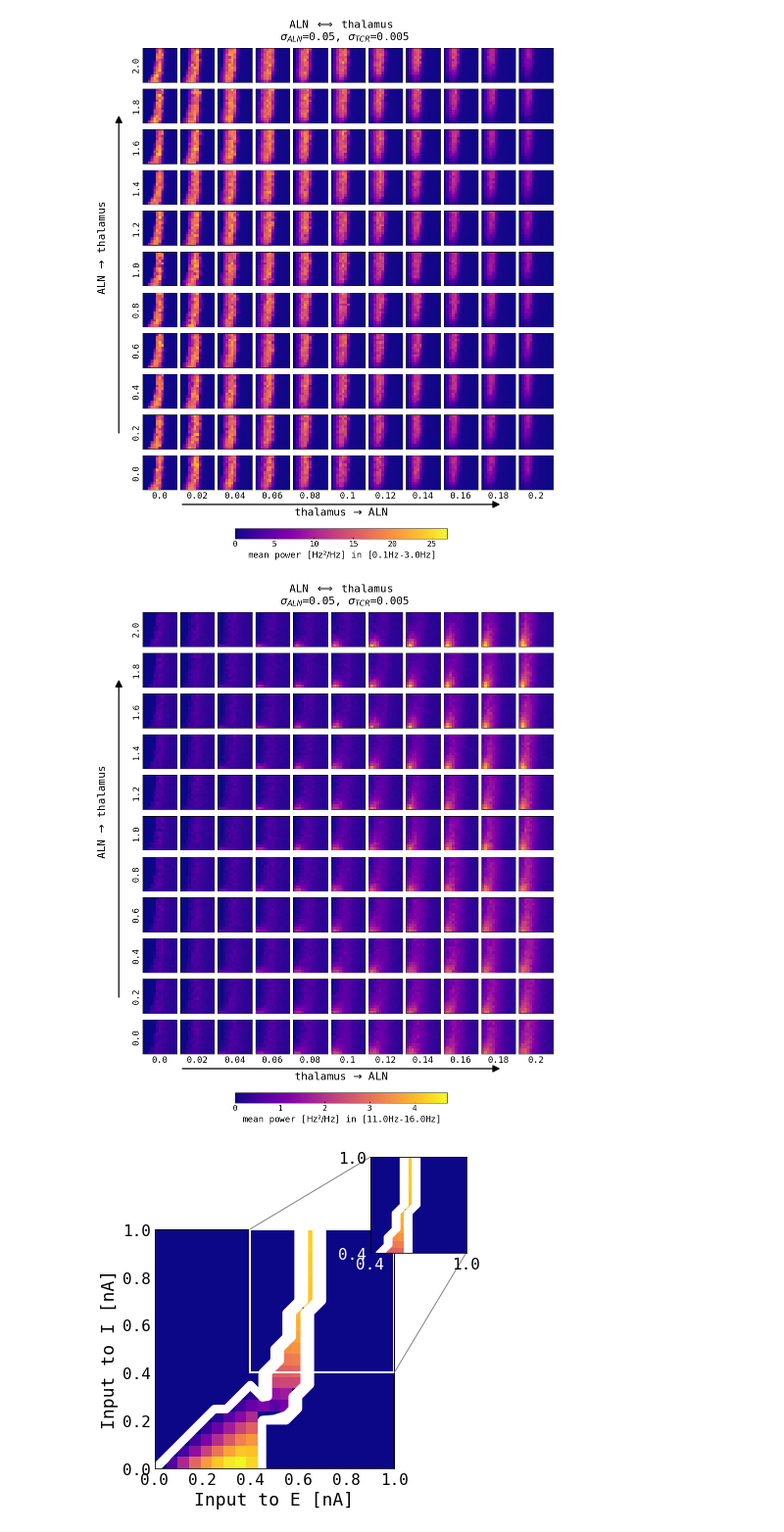
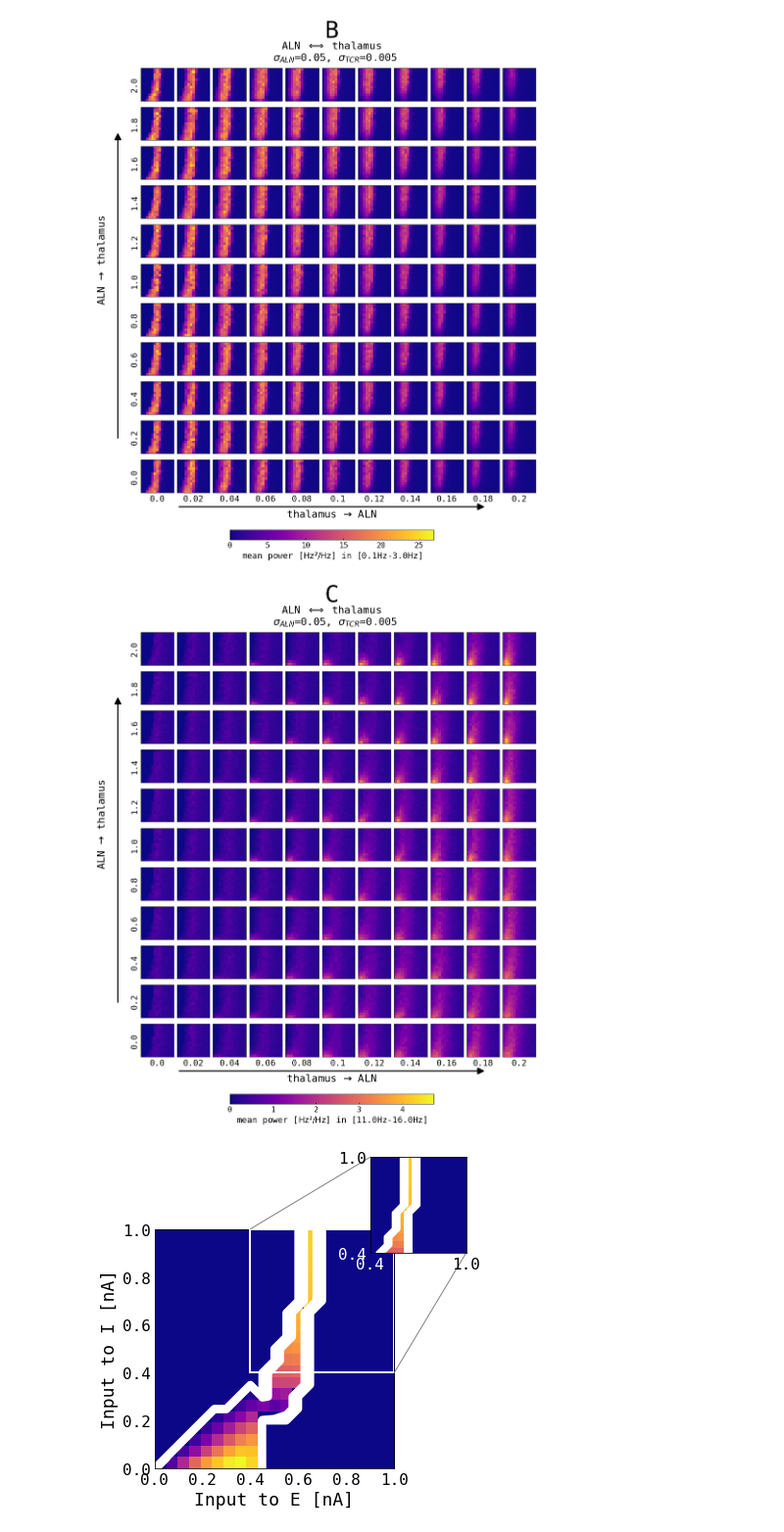
Before and after one commit to jajcayn/thalamocortical_model_study, a Jupyter notebook: fig8 - aln_bif_in_loop.ipynb, the cells around one changed output. Shown: that part at 98% size. Cells and saved outputs as stored; diff of their text form; code cells hidden in the pictures.

```diff
--- a/fig8 - aln_bif_in_loop.ipynb
+++ b/fig8 - aln_bif_in_loop.ipynb
@@ -36,6 +36,7 @@ def plot_imshow(
     symmetric_around=None,
     cmap="plasma",
     custom_log_ticks=None,
+    subplot_str=None,
 ):
     fig, axes = plt.subplots(
         len(array[ydim]),
@@ -154,6 +155,16 @@ def plot_imshow(
         cbar.ax.xaxis.set_ticklabels(custom_log_ticks, minor=False)
         cbar.ax.xaxis.set_ticks([], minor=True)
     cbar.set_label(cbar_label)
+    if subplot_str is not None:
+        plt.text(
+            0.5,
+            1.0,
+            subplot_str,
+            ha="center",
+            va="center",
+            transform=fig.transFigure,
+            fontsize=50,
+        )
 
 
 def plot_reference(array, noise=0, contour=None, log_cols=False):
@@ -247,6 +258,7 @@ aln_spectral = xr.open_dataarray(os.path.join(DATA, "spectral_power.nc"))
 aln_spectral = norm_ou_mu(aln_spectral)
 # %%
 params = [0, 1]
+subplot_strs = ["B", "C"]
 
 for noise in params:
 
@@ -264,6 +276,7 @@ for noise in params:
         cbar_label="amplitude difference of E [Hz]",
         title=f"ALN $\\Longleftrightarrow$ thalamus \n $\\sigma_{{ALN}}$={aln_n}, "
         f"$\\sigma_{{TCR}}$={tcr_n}",
+        subplot_str="A"
     )
     plt.savefig(
         f"../figs/aln_bif_loop_ampdiff_aln_sig{aln_n}_tcr_sig{tcr_n}.pdf",
@@ -271,12 +284,13 @@ for noise in params:
         bbox_inches="tight",
         transparent=True,
     )
-    for freq in aln_spectral["frequency"]:
+    for ii, freq in enumerate(aln_spectral["frequency"]):
         plot_imshow(
             aln_spectral.sel({**sels, "frequency": freq, "node": 0.0}),
             cbar_label=freq.values,
             title=f"ALN $\\Longleftrightarrow$ thalamus \n $\\sigma_{{ALN}}$={aln_n}, "
             f"$\\sigma_{{TCR}}$={tcr_n}",
+            subplot_str=subplot_strs[ii],
         )
         plt.savefig(
             f"../figs/aln_bif_loop_{str(freq.values)[35:-1]}_mean_pow_aln_sig{aln_n}_tcr_sig{tcr_n}.pdf",
@@ -292,3 +306,3 @@ for noise in params:
-[figure, old version]
+[figure, new version]
-[figure, old version]
+[figure, new version]
 # %%
```
Also changed, not shown: parts of 2 cells of this notebook.
